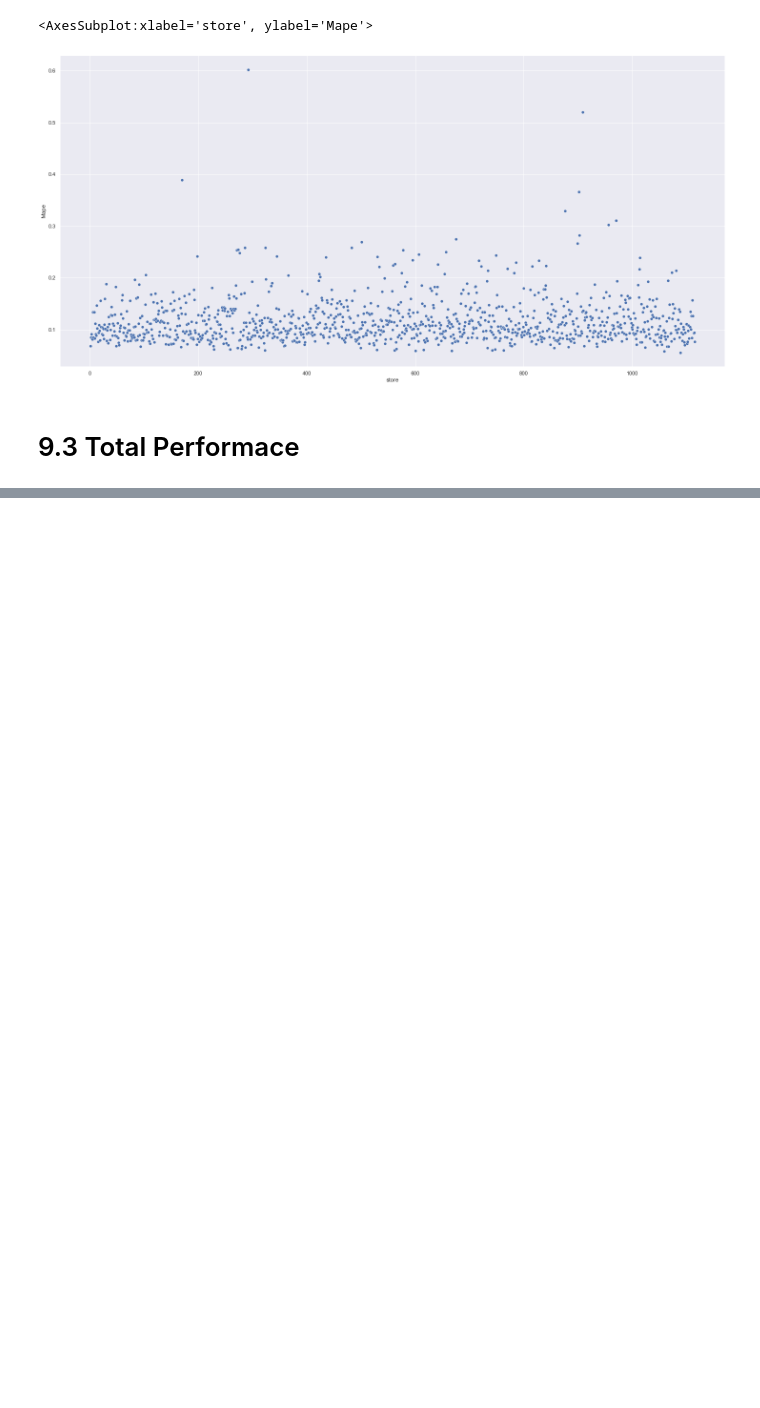
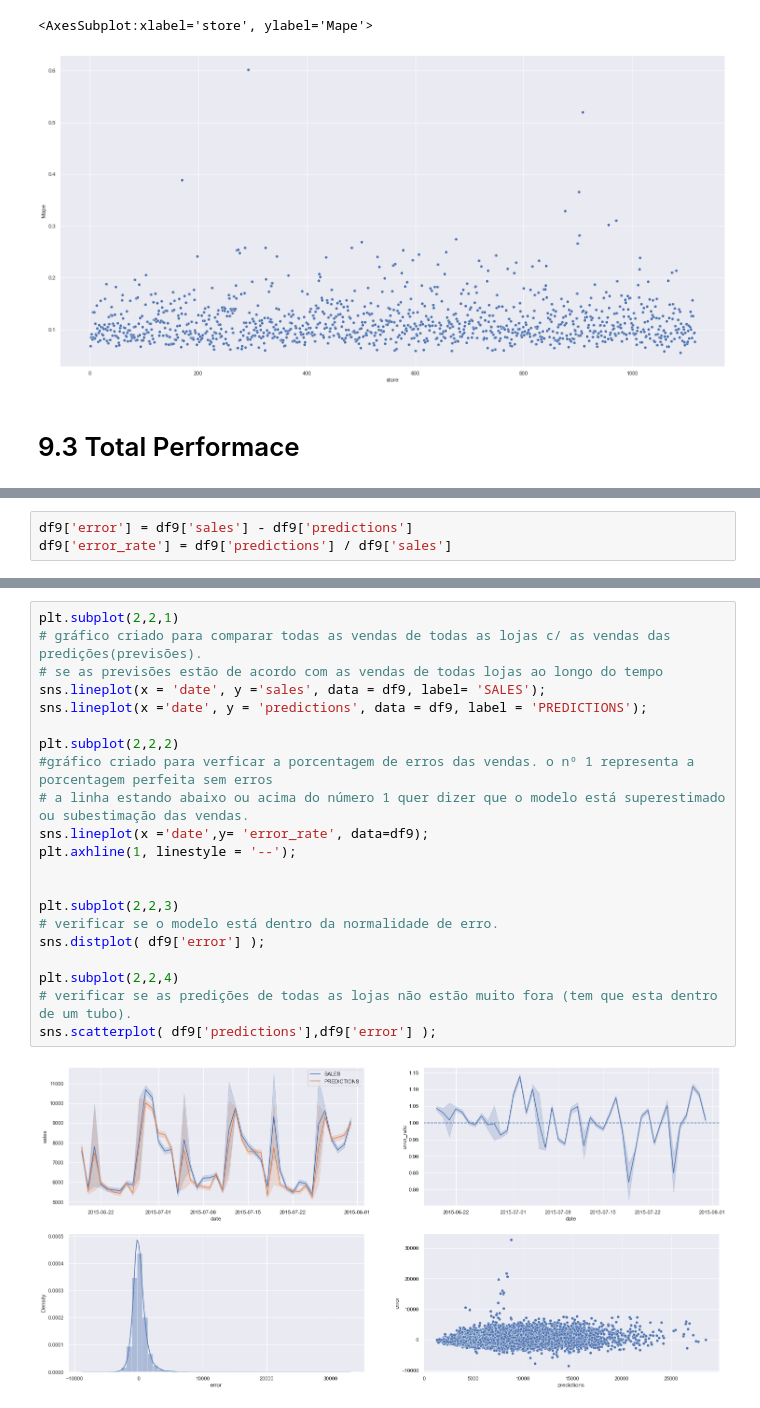
Before and after one commit to guiaraujofreitas/rossmann_estudo, a Jupyter notebook: Store-analise_dados_ modulo_04_1.ipynb, the cells around one changed output, grey strips where cells are left out. Saved outputs shown, nothing was run; the diff lists cells and outputs as text; blank space fills up the shorter version.

```diff
--- a/Store-analise_dados_ modulo_04_1.ipynb
+++ b/Store-analise_dados_ modulo_04_1.ipynb
@@ -1999,0 +2016,3 @@ df93
+# %%
+df9['error'] = df9['sales'] - df9['predictions']
+df9['error_rate'] = df9['predictions'] / df9['sales']
@@ -1999,0 +2030,23 @@ df93
+# %%
+plt.subplot(2,2,1)
+# gráfico criado para comparar todas as vendas de todas as lojas c/ as vendas das predições(previsões).
+# se as previsões estão de acordo com as vendas de todas lojas ao longo do tempo
+sns.lineplot(x = 'date', y ='sales', data = df9, label= 'SALES');
+sns.lineplot(x ='date', y = 'predictions', data = df9, label = 'PREDICTIONS');
+
+plt.subplot(2,2,2)
+#gráfico criado para verficar a porcentagem de erros das vendas. o nº 1 representa a porcentagem perfeita sem erros
+# a linha estando abaixo ou acima do número 1 quer dizer que o modelo está superestimado ou subestimação das vendas.
+sns.lineplot(x ='date',y= 'error_rate', data=df9);
+plt.axhline(1, linestyle = '--');
+
+
+plt.subplot(2,2,3)
+# verificar se o modelo está dentro da normalidade de erro.
+sns.distplot( df9['error'] );
+
+plt.subplot(2,2,4)
+# verificar se as predições de todas as lojas não estão muito fora (tem que esta dentro de um tubo).
+sns.scatterplot( df9['predictions'],df9['error'] );
+# %% [output]
+[figure, added]
```
Also changed, not shown: parts of 8 cells of this notebook, 2 other files.
